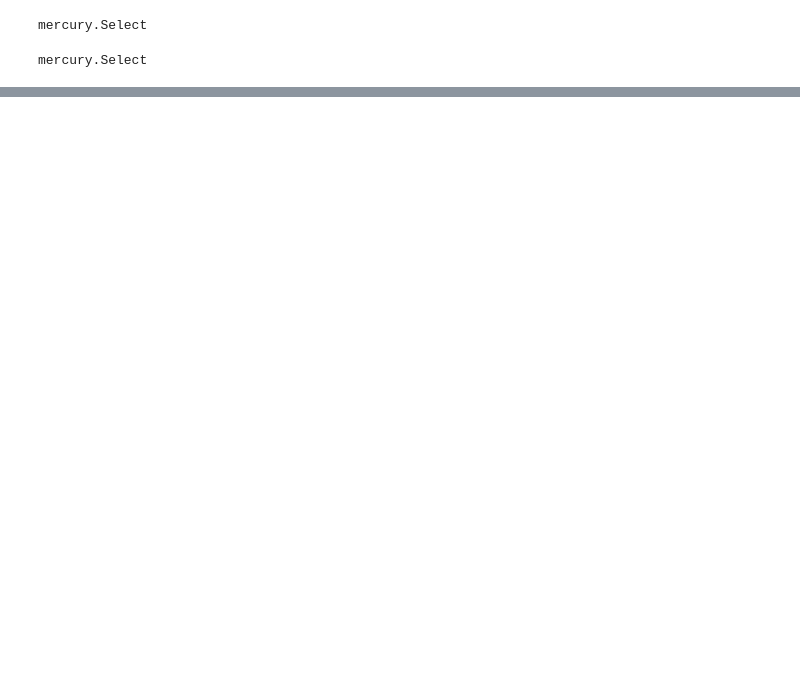
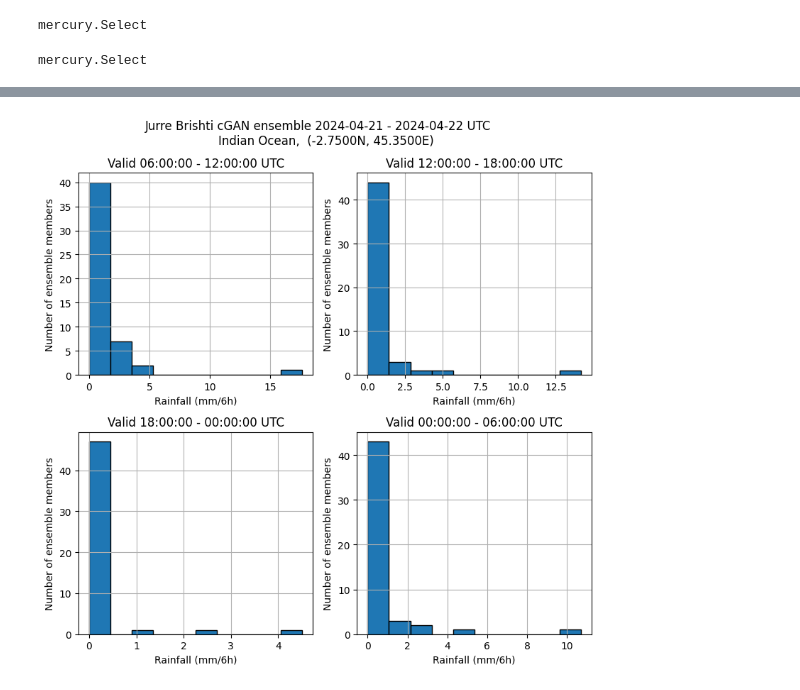
Before and after one commit to Fenwick-Cooper/show-forecasts, a Jupyter notebook: webapps/cgan-forecasts.ipynb, the cells around one changed output, grey strips where cells are left out. Saved outputs shown, nothing was run; the diff lists cells and outputs as text; code cells hidden in the pictures; blank space fills up the shorter version.

```diff
--- a/webapps/cgan-forecasts.ipynb
+++ b/webapps/cgan-forecasts.ipynb
@@ -96,3 +179,8 @@ plot_GAN_forecast(
+# %%
+# Or if you want to specify the latitude and longitude, you can call the location what you like
+plot_GAN_local_histograms(data, 'Indian Ocean', latitude=-2.75, longitude=45.35, plot_units='mm/6h')
+# %% [output]
+[figure, added]
 # %%
 from cgan_ui.show_cgan import plot_GAN_ensemble
 
```
Also changed, not shown: parts of 9 cells of this notebook, 5 other files.
